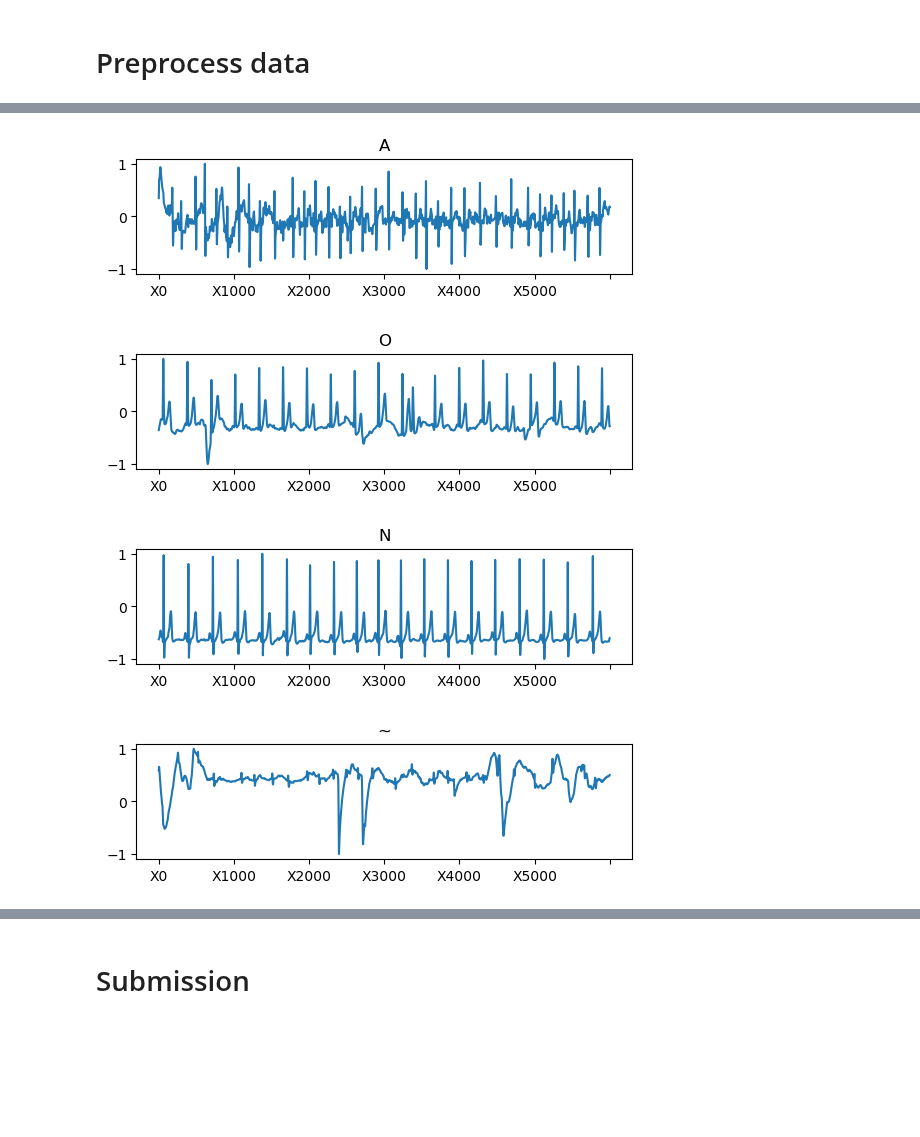
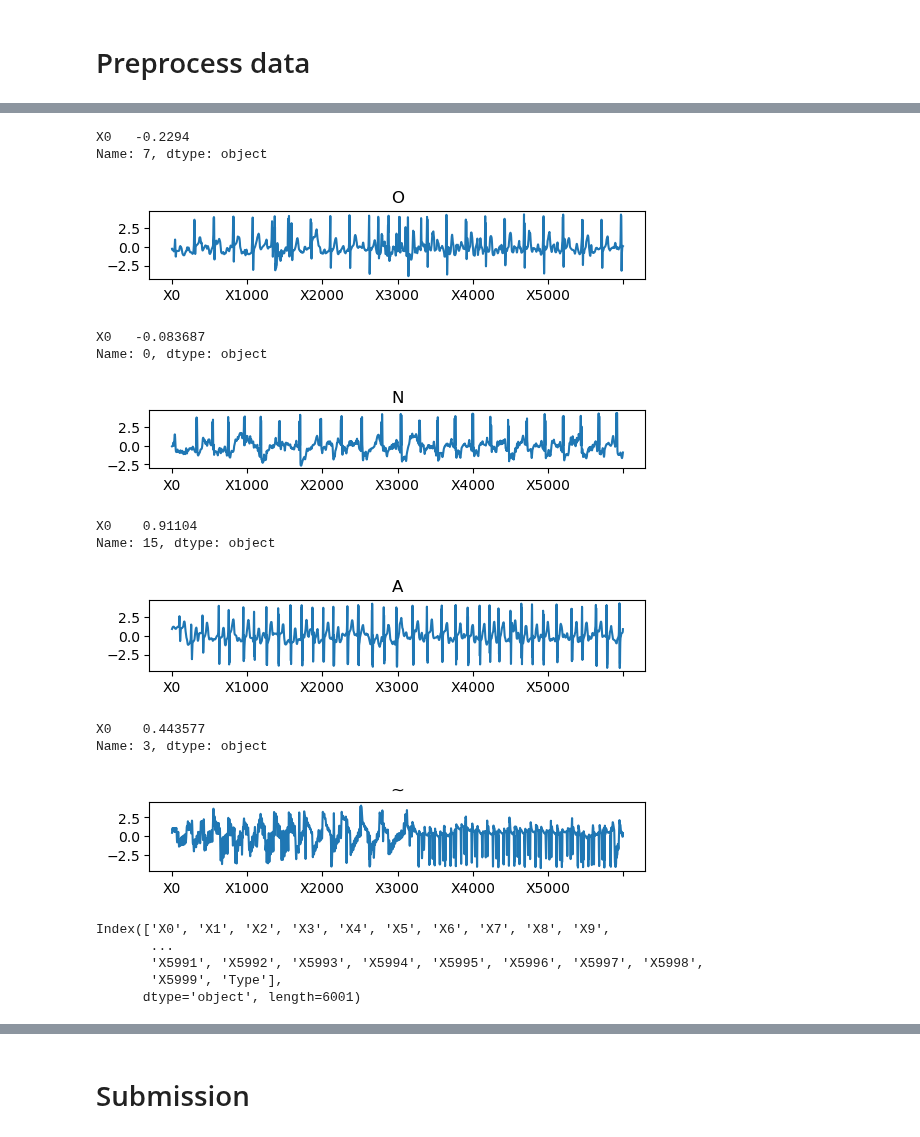
Before and after one commit to oknappett/ML_module, a Jupyter notebook: feature-approach.ipynb, the cells around one changed output, grey strips where cells are left out. Cells and saved outputs as stored; diff of their text form; code cells hidden in the pictures; blank space fills up the shorter version.

```diff
--- a/feature-approach.ipynb
+++ b/feature-approach.ipynb
@@ -410,13 +402,29 @@ y = signal.Type
 no_missing = signal.fillna(0)
 # %%
 clean_X = no_missing.drop(['ID', 'Type'], axis=1)
+# %%
+def replace_outliers_with_nan(df, column, threshold=3):
+    """Replace outliers in a dataframe column with NaNs."""
+    mean = np.mean(df[column])
+    std = np.std(df[column])
+    cutoff = std * threshold
+    lower, upper = mean - cutoff, mean + cutoff
+    df[column] = np.where(np.logical_or(df[column] < lower, df[column] > upper), np.nan, df[column])
+    return df
+
+# Apply the function to each column in the dataframe containing ECG data
+for col in clean_X:
+    clean_X = replace_outliers_with_nan(clean_X, col)
+
+clean_X = clean_X.fillna(0)
 # %%
 # scale data between -1 and 1 per each row
-from sklearn.preprocessing import MinMaxScaler
+from sklearn.preprocessing import StandardScaler
 
-scaler = MinMaxScaler(feature_range=(-1, 1))
-scaler.fit(clean_X.T)
+scaler = StandardScaler()
+scaler.fit(clean_X)
 
-scaled_data=pd.DataFrame(scaler.fit_transform(clean_X.T).T,columns=clean_X.columns)
-print(scaled_data.head(1))
+scaled_data=pd.DataFrame(scaler.fit_transform(clean_X),columns=clean_X.columns)
+scaled_data['Type'] = y
+print(scaled_data.columns)
 # %% [output]
@@ -447,6 +438,7 @@ print(scaled_data.head(1))
 # %%
-first_instance = scaled_data.iloc[686]
-first_instance.drop(['Type']).plot()
-plt.gca().set_aspect(1000)
-plt.title(first_instance.Type)
+from random import random
+random_signal = scaled_data.iloc[random.random()]
+random_signal.drop(['Type']).plot()
+plt.gca().set_aspect(100)
+plt.title(random_signal.Type)
 # %% [output]
@@ -455,17 +461,25 @@ Text(0.5, 1.0, 'N')
 # %%
 import random
 for tpe in unique_types:
     plt.clf()
     for i in range(1):
-        index = random.randint(1, 300)
-        first_instance = scaled_data.loc[scaled_data.Type == tpe].iloc[index]
-        feats = first_instance.drop(['Type'])
+        first_instance = scaled_data.loc[scaled_data.Type == tpe].iloc[0]
+        print(first_instance.head(1))
+        feats = first_instance.drop('Type')
         feats.plot()
-    plt.gca().set_aspect(700)
+    plt.gca().set_aspect(100)
     plt.title(tpe)
     plt.show()
 # %% [output]
+X0   -0.2294
+Name: 7, dtype: object
-[figure, old version]
+[figure, new version]
+X0   -0.083687
+Name: 0, dtype: object
-[figure, old version]
+[figure, new version]
+X0    0.91104
+Name: 15, dtype: object
-[figure, old version]
+[figure, new version]
+X0    0.443577
+Name: 3, dtype: object
-[figure, old version]
+[figure, new version]
@@ -473,0 +486,8 @@ for tpe in unique_types:
+# %%
+print(scaled_data.columns)
+# %% [output]
+Index(['X0', 'X1', 'X2', 'X3', 'X4', 'X5', 'X6', 'X7', 'X8', 'X9',
+       ...
+       'X5991', 'X5992', 'X5993', 'X5994', 'X5995', 'X5996', 'X5997', 'X5998',
+       'X5999', 'Type'],
+      dtype='object', length=6001)
```
Also changed, not shown: parts of 30 cells of this notebook.
